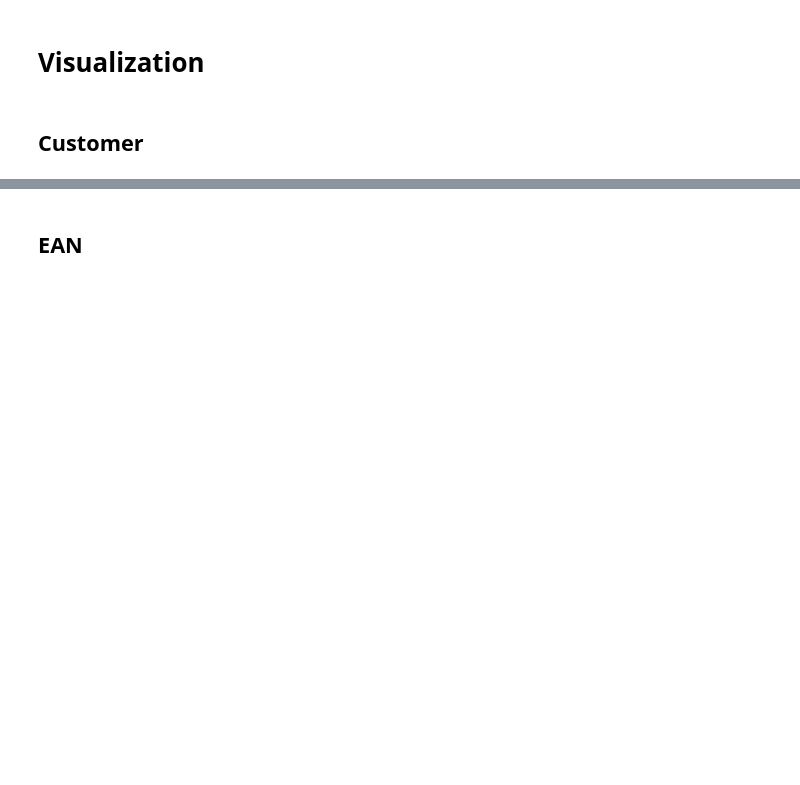
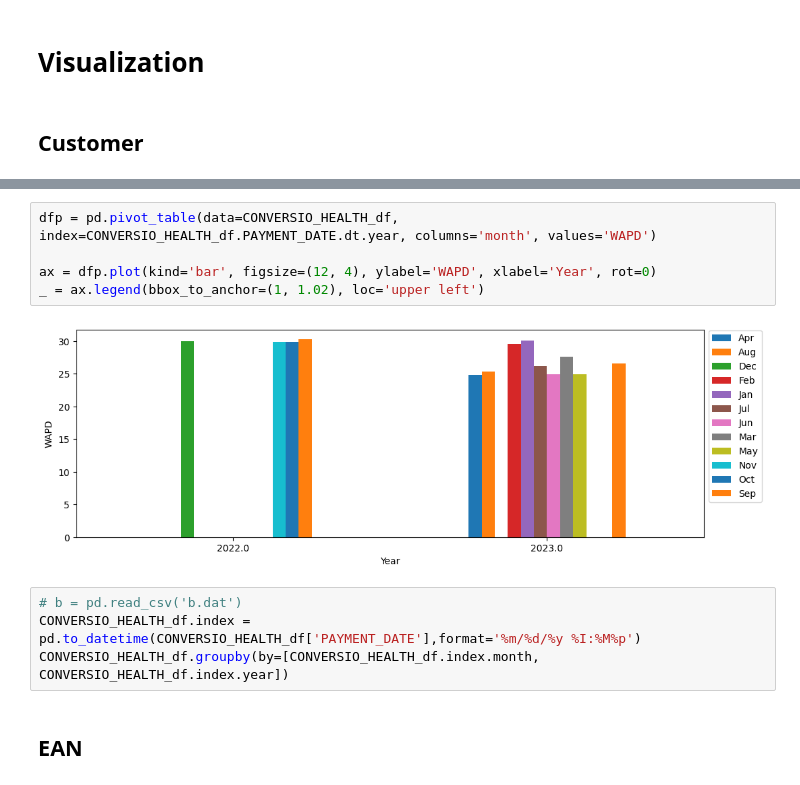
Before and after one commit to cah-madison-johnson/treasure_chest, a Jupyter notebook: WADTP/WADTP.ipynb, the cells around one changed output, grey strips where cells are left out. Saved outputs shown, nothing was run; the diff lists cells and outputs as text; blank space fills up the shorter version.

```diff
--- a/WADTP/WADTP.ipynb
+++ b/WADTP/WADTP.ipynb
@@ -210,3 +314,14 @@ plt.plot(t['DOCUMENT_DATE_IN_DOCUMENT'],t['WAPD'])
+# %%
+dfp = pd.pivot_table(data=CONVERSIO_HEALTH_df, index=CONVERSIO_HEALTH_df.PAYMENT_DATE.dt.year, columns='month', values='WAPD')
+
+ax = dfp.plot(kind='bar', figsize=(12, 4), ylabel='WAPD', xlabel='Year', rot=0)
+_ = ax.legend(bbox_to_anchor=(1, 1.02), loc='upper left')
+# %% [output]
+[figure, added]
+# %%
+# b = pd.read_csv('b.dat')
+CONVERSIO_HEALTH_df.index = pd.to_datetime(CONVERSIO_HEALTH_df['PAYMENT_DATE'],format='%m/%d/%y %I:%M%p')
+CONVERSIO_HEALTH_df.groupby(by=[CONVERSIO_HEALTH_df.index.month, CONVERSIO_HEALTH_df.index.year])
 # %% [markdown]
 ## EAN
 # %% [markdown]
```
Also changed, not shown: parts of 21 cells of this notebook.
